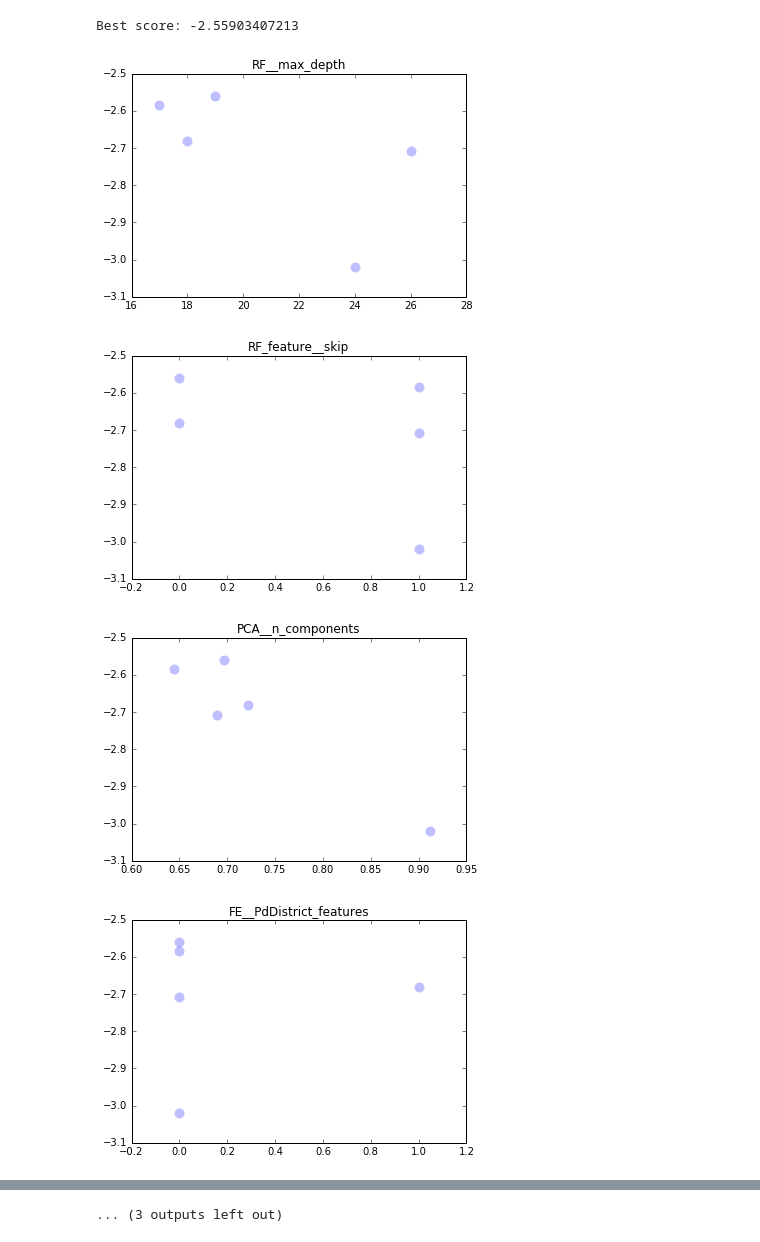
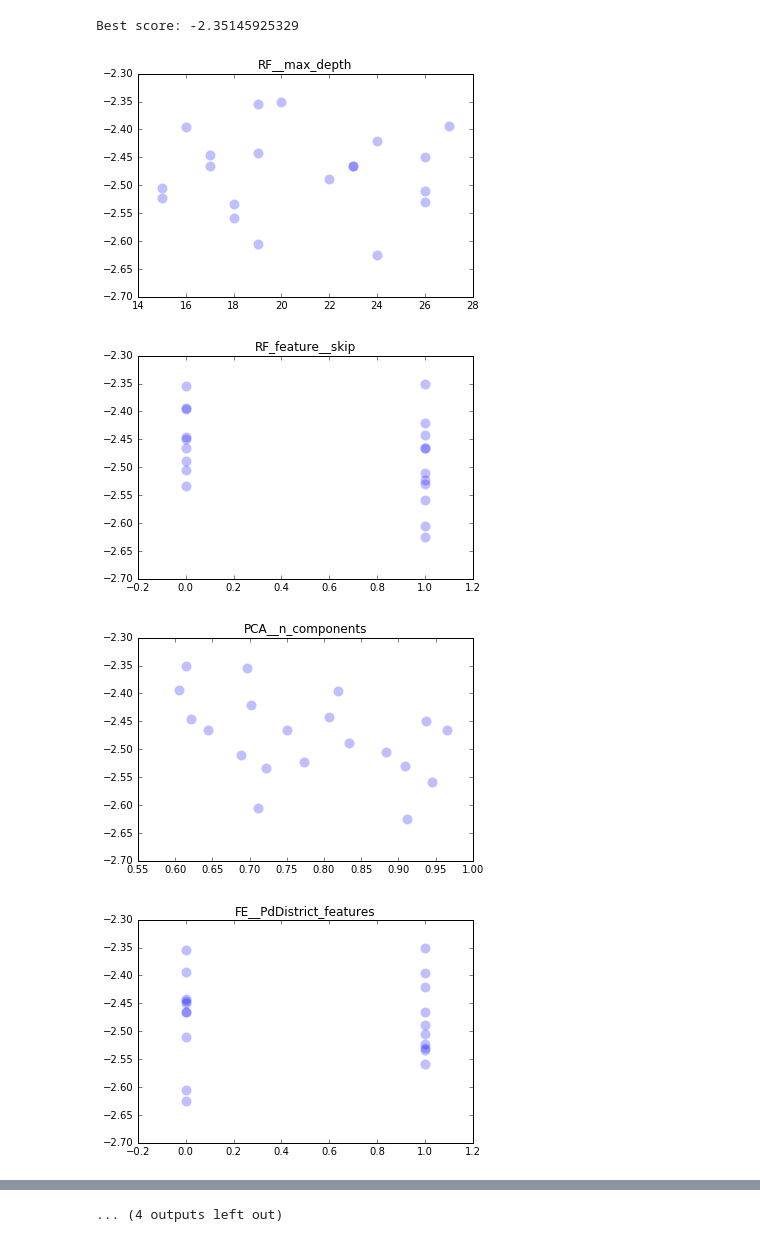
Before and after one commit to j-z0/SF-Crime-Classification, a Jupyter notebook: dev/Jason/Model_exploration_grid.ipynb, the cells around one changed output, grey strips where cells are left out. Drawn from its saved outputs; the diff is of its cells as text; code cells hidden in the pictures.

```diff
--- a/dev/Jason/Model_exploration_grid.ipynb
+++ b/dev/Jason/Model_exploration_grid.ipynb
@@ -244,7 +244,7 @@ class ModelBasedFeatures(BaseEstimator, TransformerMixin):
             X = np.c_[X, feature]
         return X
 # %%
-percent_of_data_to_use = .02
+percent_of_data_to_use = 1
 
 # Read in training data
 X = pd.read_csv("../../data/train.csv")
@@ -258,7 +258,7 @@ y = X.pop('Category')
 labels = LabelEncoder()
 y = labels.fit_transform(y)
 # %%
-# %%time
+%%time
 
 # This seed is required for each gridsearch to be identical
 np.random.seed(42)
@@ -270,40 +270,39 @@ pipe = Pipeline([("FE", FeatureEngineering()),
                  ("LR_feature", ModelBasedFeatures(LogisticRegression(), feature_name="LR_feature")),
                  ("RF_feature", ModelBasedFeatures(model=RandomForestClassifier(), feature_name="RF_feature")),
                  ("RF", RandomForestClassifier(n_jobs=-1))])
-
 
 PCA_factor = .6
 
 params = {"FE__date_features": sp_randint(0, 2),
           "FE__DayOfWeek_features": sp_randint(0, 2),
           "FE__PdDistrict_features": sp_randint(0, 2),
           "FE__Address_features": sp_randint(0, 2),
           "PCA__n_components": sp_uniform(PCA_factor, 1-PCA_factor),
           "PCA__skip": sp_randint(0, 2),
           "PCA__standard_scalar": sp_randint(0, 2),
           "RF_feature__skip": sp_randint(0, 2),
           "LR_feature__skip": sp_randint(0, 2),
           "RF__n_estimators": sp_randint(15, 25),
           "RF__max_depth": sp_randint(15, 30),
           "RF__min_samples_split": sp_randint(50, 120),
           "RF__min_samples_leaf": sp_randint(1, 40),
           "RF__max_leaf_nodes": sp_randint(1000, 2000),
          }
 
 fit_params = {"RF_feature__n_estimators": sp_randint(5, 10),
               "RF_feature__max_depth": sp_randint(5, 10),
               "LR_feature__C": sp_expon(0, 100)}
 
-gridsearch = RandomizedSearchCV(pipe, params, fit_params=fit_params, n_iter=5, scoring="log_loss", cv=2)
+gridsearch = RandomizedSearchCV(pipe, params, fit_params=fit_params, n_iter=20, scoring="log_loss", cv=2)
 gridsearch.fit(X, y)
 
 print("Best score:", gridsearch.best_score_, "\n")
 print("")
 
 gridsearch_parameter_results(gridsearch)
 # %% [output]
-Best score: -2.55903407213
+Best score: -2.35145925329
-[figure, old version]
+[figure, new version]
-[figure, old version]
+[figure, new version]
-[figure, old version]
+[figure, new version]
-[figure, old version]
+[figure, new version]
@@ -317,4 +316,4 @@ Best score: -2.55903407213
-... (3 outputs left out)
+... (4 outputs left out)
 # %%
 %%time
 # Read in data to predict and make predictions
```
Also changed, not shown: parts of 3 cells of this notebook.
